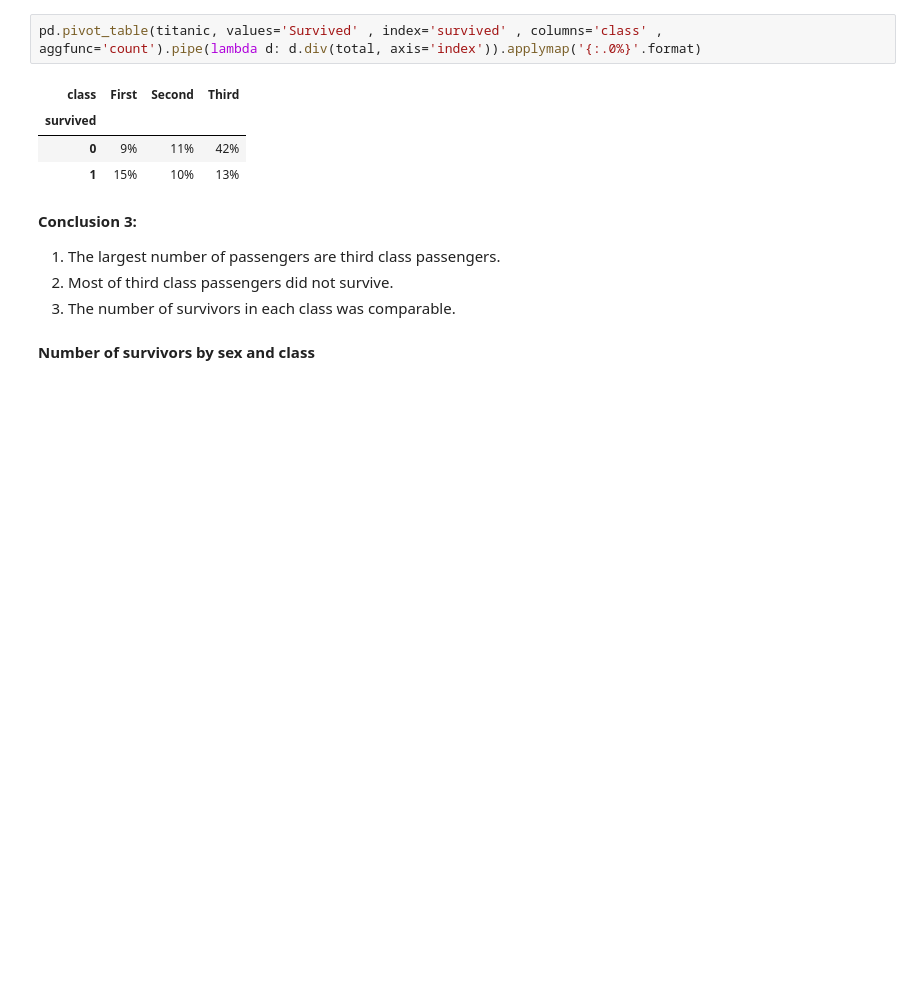
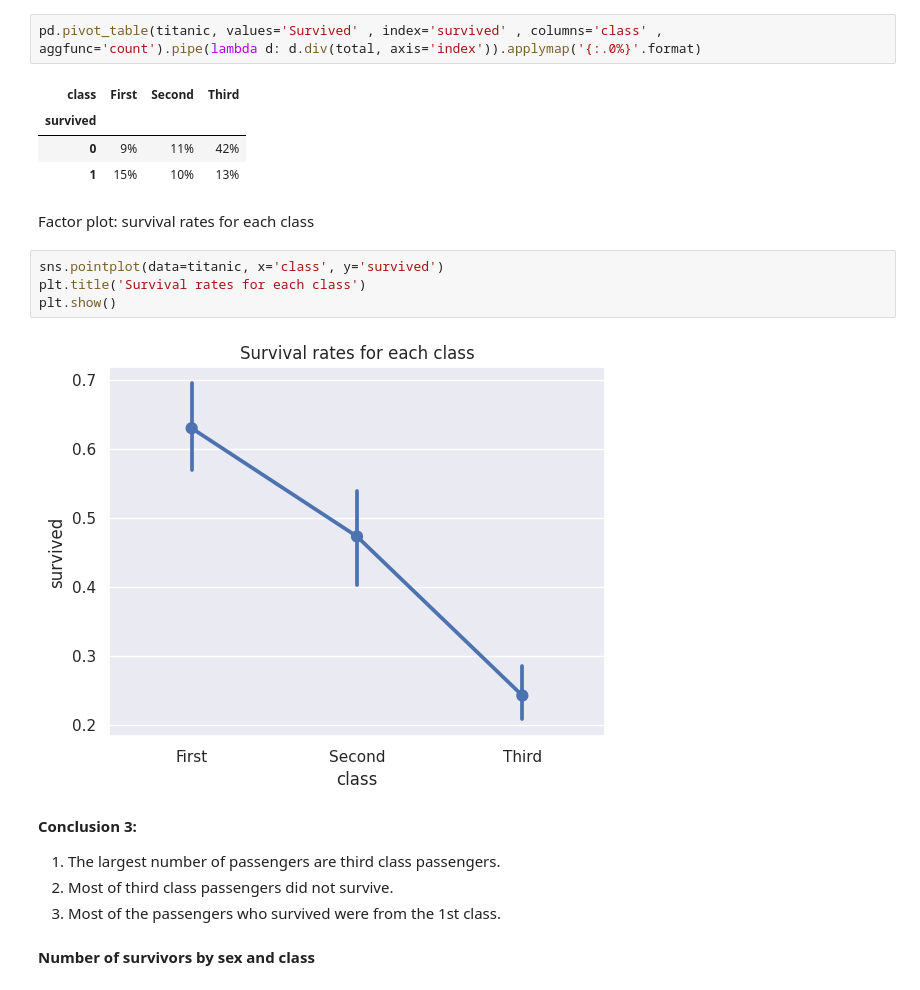
Before and after one commit to IzaLech/MyProjects, a Jupyter notebook: Data_Analysis_Pandas+Seaborn_Titanic.ipynb, the cells around one changed output. Saved outputs shown, nothing was run; the diff lists cells and outputs as text; blank space fills up the shorter version.

```diff
--- a/Data_Analysis_Pandas+Seaborn_Titanic.ipynb
+++ b/Data_Analysis_Pandas+Seaborn_Titanic.ipynb
@@ -248,12 +248,20 @@ pd.pivot_table(titanic, values='Survived' , index='survived' , columns='class' ,
 | survived |  |  |  |
 | 0 | 9% | 11% | 42% |
 | 1 | 15% | 10% | 13% |
+# %% [markdown]
+Factor plot: survival rates for each class
+# %%
+sns.pointplot(data=titanic, x='class', y='survived')
+plt.title('Survival rates for each class')
+plt.show()
+# %% [output]
+[figure, added]
 # %% [markdown]
 **Conclusion 3:**
 
 1.  The largest number of passengers are third class passengers.
 2.  Most of third class passengers did not survive.
-3.  The number of survivors in each class was comparable.
+3.  Most of the passengers who survived were from the 1st class.
 # %% [markdown]
 **Number of survivors by sex and class**
 # %% [markdown]
```
Also changed, not shown: parts of 22 cells of this notebook.
